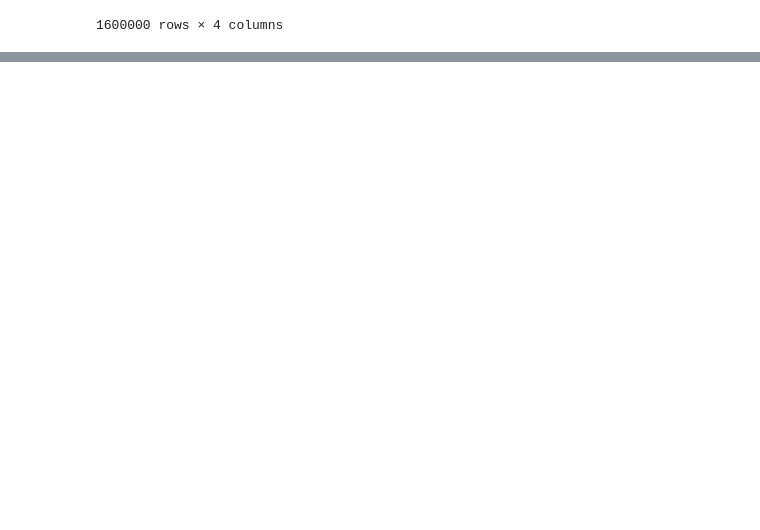
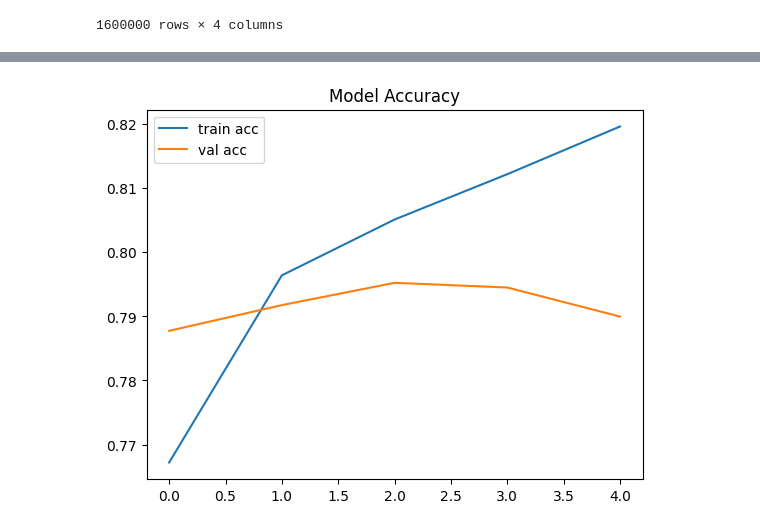
Before and after one commit to julsCadenas/DS-ML-Projects, a Jupyter notebook: TwtSentimentAnalysis/notebooks/sentiment_analysis.ipynb, the cells around one changed output, grey strips where cells are left out. Saved outputs shown, nothing was run; the diff lists cells and outputs as text; code cells hidden in the pictures; blank space fills up the shorter version.

Commit message:
initial training

```diff
--- a/TwtSentimentAnalysis/notebooks/sentiment_analysis.ipynb
+++ b/TwtSentimentAnalysis/notebooks/sentiment_analysis.ipynb
@@ -156,7 +156,10 @@ Split the dataset.
 x = padded_sequences
 y = df['sentiment']
 
-x_train, x_test, y_train, y_test = train_test_split(x, y, test_size=0.2, random_state=42)
+
+x_train, x_temp, y_train, y_temp = train_test_split(x, y, test_size=0.4, random_state=42)
+
+x_val, x_test, y_val, y_test = train_test_split(x_temp, y_temp, test_size=0.5, random_state=42)
 # %%
 df
 # %% [output]
@@ -173,3 +176,20 @@ df
 | 1599998 | 1 | Happy 38th Birthday to my boo of ... | happy th birthday boo alll time t... | [54, 201, 173, 391, 4809, 15, 1, ... |
 | 1599999 | 1 | happy #charitytuesday @theNSPCC @... | happy charitytuesday | [54, 1, 0, 0, 0, 0, 0, 0, 0, 0, 0... |
 1600000 rows × 4 columns
+# %%
+from tensorflow.keras.models import Sequential
+from tensorflow.keras.layers import Embedding, LSTM, Dense, Dropout
+
+model = Sequential([
+    Embedding(input_dim=10000, output_dim=64, input_length=30),
+    LSTM(64, return_sequences=False),
+    Dropout(0.5),
+    Dense(32, activation='relu'),
+    Dense(1, activation='sigmoid')
+])
+# %%
+model.compile(loss='binary_crossentropy',
+              optimizer='adam',
+              metrics=['accuracy'])
+
+model.build(input_shape=(None,30))
@@ -175,0 +216,7 @@ df
+# %%
+history = model.fit(
+    x_train, y_train,
+    epochs=5,
+    batch_size=30,
+    validation_data=(x_val, y_val)
+)
@@ -175,0 +234,8 @@ df
+# %%
+plt.plot(history.history['accuracy'], label='train acc')
+plt.plot(history.history['val_accuracy'], label='val acc')
+plt.legend()
+plt.title("Model Accuracy")
+plt.show()
+# %% [output]
+[figure, added]
```
Also changed, not shown: parts of 10 cells of this notebook.
